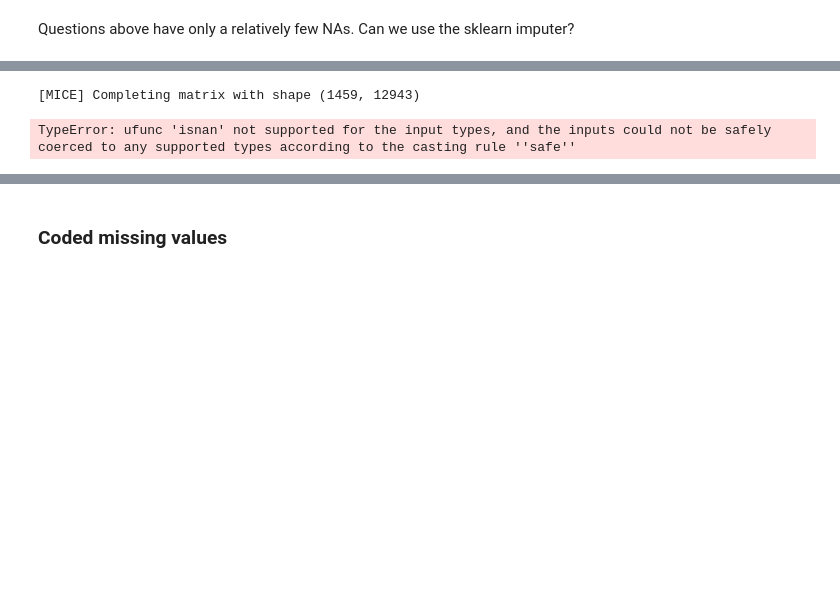
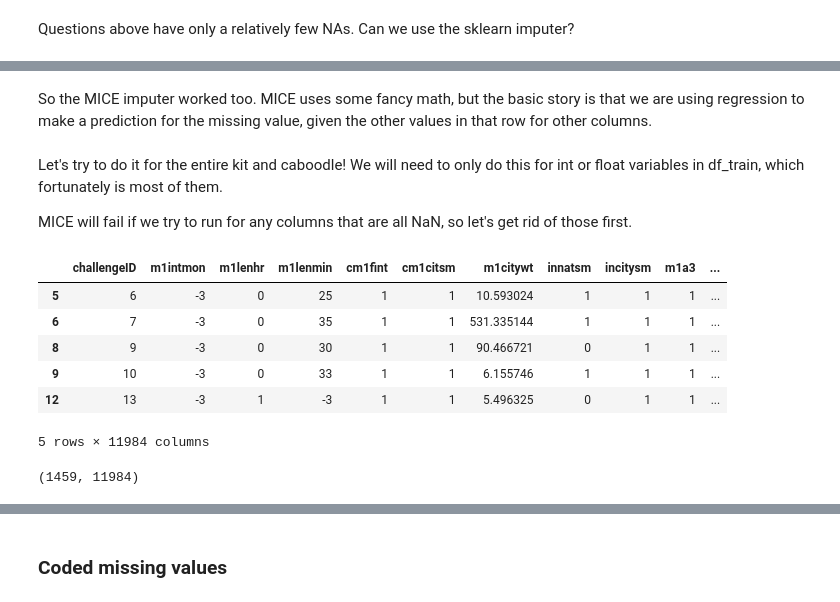
Before and after one commit to wnowak10/ffc, a Jupyter notebook: materialHardship/missing_values.ipynb, the cells around one changed output, grey strips where cells are left out. Cells and saved outputs as stored; diff of their text form; code cells hidden in the pictures; blank space fills up the shorter version.

```diff
--- a/materialHardship/missing_values.ipynb
+++ b/materialHardship/missing_values.ipynb
@@ -129,6 +149,6 @@ Most questions have no NAN, but a bunch ({{num_all_na}}) have all NAN.
 
 However, as I said before, a lot of the questions have coded responses, where negative responses are indicative of a missing response.
 # %%
-df_train_mh_good_dtypes = df_train_mh.select_dtypes(include=(int, float))
-num_ints_floats = df_train_mh_good_dtypes.shape[1]
+df_train_good_dtypes = df_train.select_dtypes(include=(int, float))
+num_ints_floats = df_train_good_dtypes.shape[1]
 # %% [markdown]
@@ -210,6 +258,24 @@ dtype: int64
+# %% [markdown]
+So the MICE imputer worked too. MICE uses some fancy math, but the basic story is that we are using regression to make a prediction for the missing value, given the other values in that row for other columns.
+# %% [markdown]
+Let's try to do it for the entire kit and caboodle! We will need to only do this for int or float variables in df_train, which fortunately is most of them.
+
+MICE will fail if we try to run for any columns that are all NaN, so let's get rid of those first.
+# %%
+# get rid of 100% NaN cols
+# but keep on hand to maybe add back?
+df_train_no_full_NAs = df_train_good_dtypes.dropna(axis=1,how='all')
+df_train_no_full_NAs.head()
+# %% [output]
+|  | challengeID | m1intmon | m1lenhr | m1lenmin | cm1fint | cm1citsm | m1citywt | innatsm | incitysm | m1a3 | ... |
+| 5 | 6 | -3 | 0 | 25 | 1 | 1 | 10.593024 | 1 | 1 | 1 | ... |
+| 6 | 7 | -3 | 0 | 35 | 1 | 1 | 531.335144 | 1 | 1 | 1 | ... |
+| 8 | 9 | -3 | 0 | 30 | 1 | 1 | 90.466721 | 0 | 1 | 1 | ... |
+| 9 | 10 | -3 | 0 | 33 | 1 | 1 | 6.155746 | 1 | 1 | 1 | ... |
+| 12 | 13 | -3 | 1 | -3 | 1 | 1 | 5.496325 | 0 | 1 | 1 | ... |
+5 rows × 11984 columns
 # %%
-train_array = np.asarray(df_train_mh)
-train_mice =  MICE().complete(train_array)
+train_array = np.asarray(df_train_no_full_NAs)
+train_array.shape
 # %% [output]
-[MICE] Completing matrix with shape (1459, 12943)
+(1459, 11984)
-TypeError: ufunc 'isnan' not supported for the input types, and the inputs could not be safely coerced to any supported types according to the casting rule ''safe''
```
Also changed, not shown: parts of 42 cells of this notebook.
